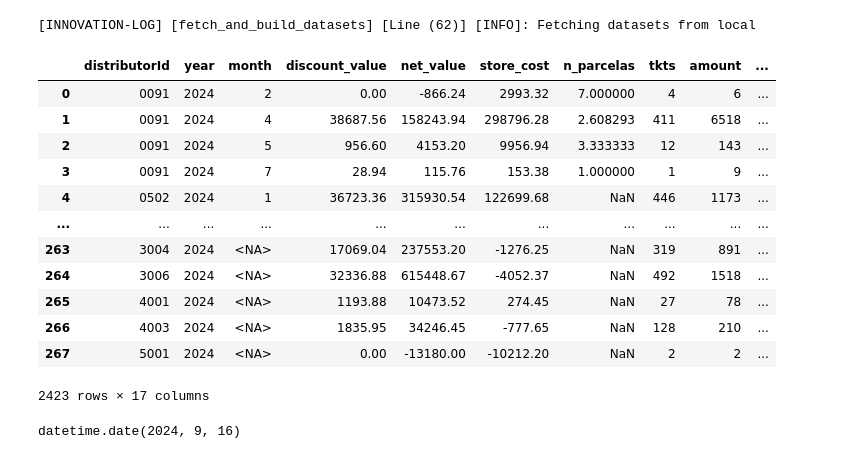
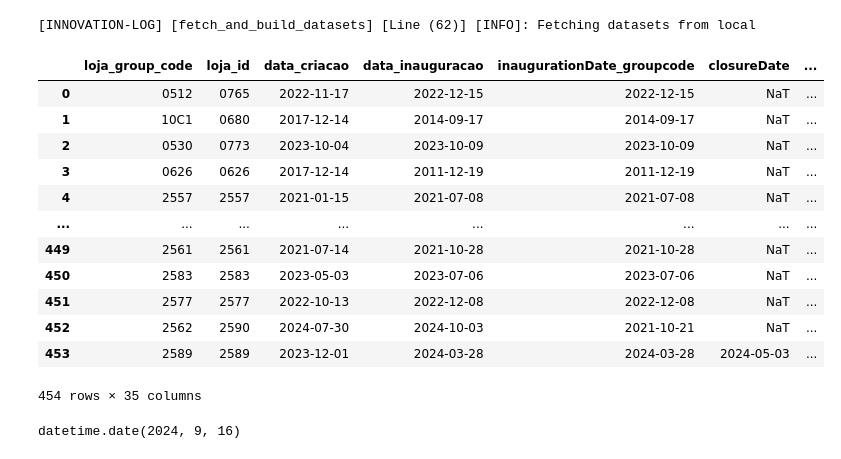
Before and after one commit to AmmoJailton/kpi-indicadores2, a Jupyter notebook: notebooks/base_nova.ipynb, the cells around one changed output. Saved outputs shown, nothing was run; the diff lists cells and outputs as text; code cells hidden in the pictures.

```diff
--- a/notebooks/base_nova.ipynb
+++ b/notebooks/base_nova.ipynb
@@ -30,25 +30,26 @@ kpi.df_kpis_loja
 import pickle
 pickle.dump(kpi, open("kpi_data_manager.pkl", "wb"))
 # %%
-# kpi = kpi.fetch_and_build_datasets(source="local", file_path="./kpi_data_manager.pkl")
+kpi = kpi.fetch_and_build_datasets(source="local", file_path="./kpi_data_manager.pkl")
 # %% [output]
 [INNOVATION-LOG] [fetch_and_build_datasets] [Line (62)] [INFO]: Fetching datasets from local
-# %%
-kpi.df_kpis_loja
-# %% [output]
-|  | distributorId | year | month | discount_value | net_value | store_cost | n_parcelas | tkts | amount | ... |
-| 0 | 0091 | 2024 | 2 | 0.00 | -866.24 | 2993.32 | 7.000000 | 4 | 6 | ... |
-| 1 | 0091 | 2024 | 4 | 38687.56 | 158243.94 | 298796.28 | 2.608293 | 411 | 6518 | ... |
-| 2 | 0091 | 2024 | 5 | 956.60 | 4153.20 | 9956.94 | 3.333333 | 12 | 143 | ... |
-| 3 | 0091 | 2024 | 7 | 28.94 | 115.76 | 153.38 | 1.000000 | 1 | 9 | ... |
-| 4 | 0502 | 2024 | 1 | 36723.36 | 315930.54 | 122699.68 | NaN | 446 | 1173 | ... |
-| ... | ... | ... | ... | ... | ... | ... | ... | ... | ... | ... |
-| 263 | 3004 | 2024 | <NA> | 17069.04 | 237553.20 | -1276.25 | NaN | 319 | 891 | ... |
-| 264 | 3006 | 2024 | <NA> | 32336.88 | 615448.67 | -4052.37 | NaN | 492 | 1518 | ... |
-| 265 | 4001 | 2024 | <NA> | 1193.88 | 10473.52 | 274.45 | NaN | 27 | 78 | ... |
-| 266 | 4003 | 2024 | <NA> | 1835.95 | 34246.45 | -777.65 | NaN | 128 | 210 | ... |
-| 267 | 5001 | 2024 | <NA> | 0.00 | -13180.00 | -10212.20 | NaN | 2 | 2 | ... |
-2423 rows × 17 columns
+# %%
+# kpi.df_vendedores
+kpi
+# %% [output]
+|  | loja_group_code | loja_id | data_criacao | data_inauguracao | inaugurationDate_groupcode | closureDate | ... |
+| 0 | 0512 | 0765 | 2022-11-17 | 2022-12-15 | 2022-12-15 | NaT | ... |
+| 1 | 10C1 | 0680 | 2017-12-14 | 2014-09-17 | 2014-09-17 | NaT | ... |
+| 2 | 0530 | 0773 | 2023-10-04 | 2023-10-09 | 2023-10-09 | NaT | ... |
+| 3 | 0626 | 0626 | 2017-12-14 | 2011-12-19 | 2011-12-19 | NaT | ... |
+| 4 | 2557 | 2557 | 2021-01-15 | 2021-07-08 | 2021-07-08 | NaT | ... |
+| ... | ... | ... | ... | ... | ... | ... | ... |
+| 449 | 2561 | 2561 | 2021-07-14 | 2021-10-28 | 2021-10-28 | NaT | ... |
+| 450 | 2583 | 2583 | 2023-05-03 | 2023-07-06 | 2023-07-06 | NaT | ... |
+| 451 | 2577 | 2577 | 2022-10-13 | 2022-12-08 | 2022-12-08 | NaT | ... |
+| 452 | 2562 | 2590 | 2024-07-30 | 2024-10-03 | 2021-10-21 | NaT | ... |
+| 453 | 2589 | 2589 | 2023-12-01 | 2024-03-28 | 2024-03-28 | 2024-05-03 | ... |
+454 rows × 35 columns
 # %%
 kpi.df_vendas['invoice_date'].max()
 # %% [output]
```
Also changed, not shown: 2 other files.
